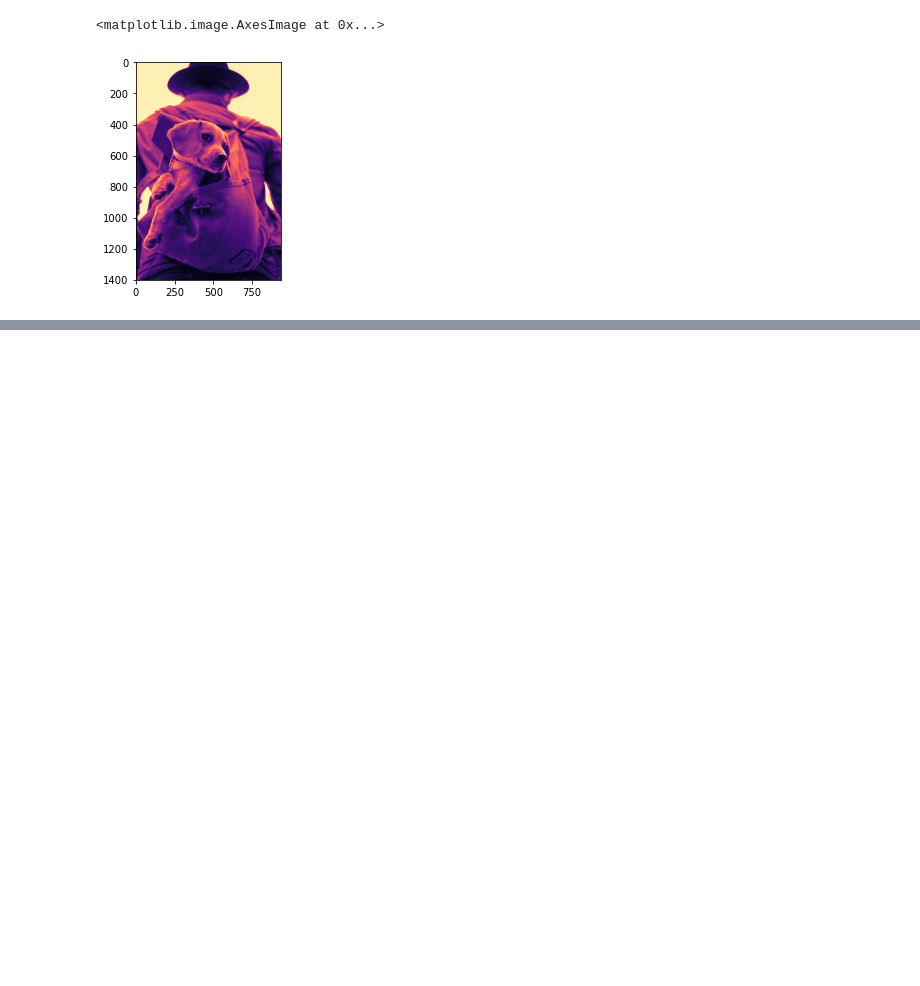
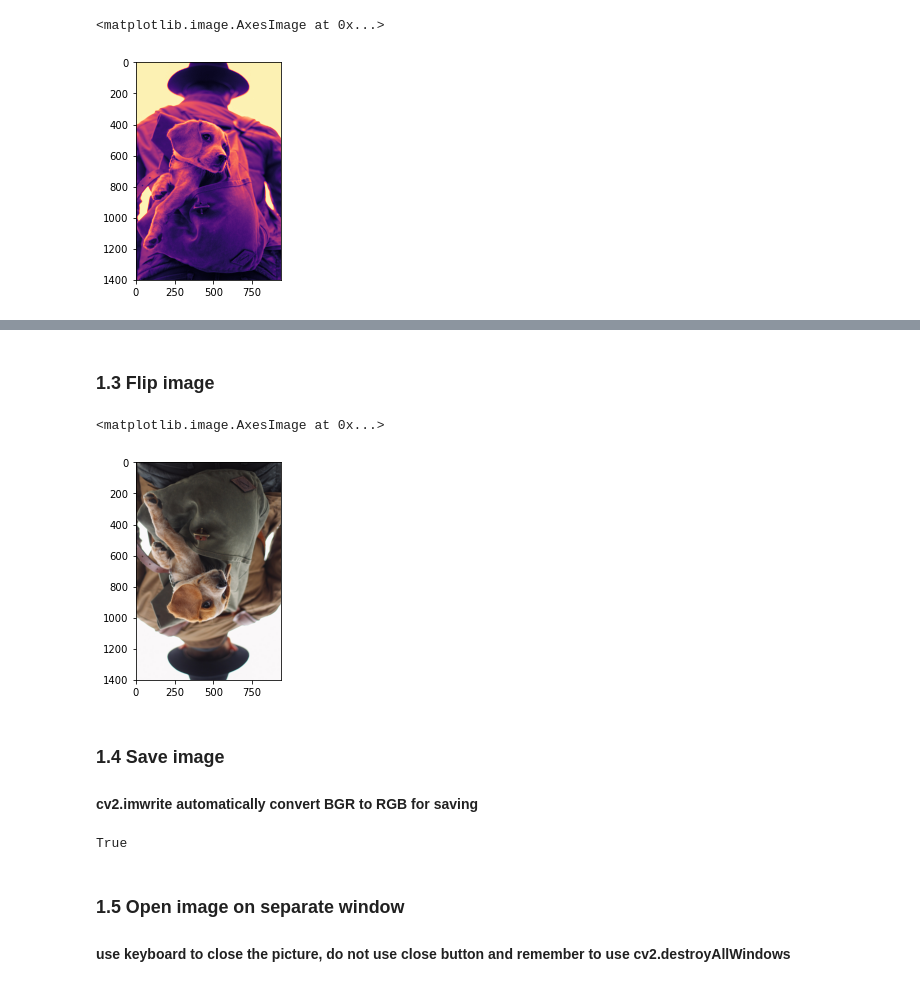
Before and after one commit to PatWolf2610/OpenCV-Learning, a Jupyter notebook: GuiFeature.ipynb, the cells around one changed output, grey strips where cells are left out. Drawn from its saved outputs; the diff is of its cells as text; code cells hidden in the pictures; blank space fills up the shorter version.

Commit message:
OpenCV second commit

```diff
--- a/GuiFeature.ipynb
+++ b/GuiFeature.ipynb
@@ -81,0 +92,24 @@ plt.imshow(img_gray,cmap='magma')
+# %% [markdown]
+### 1.3 Flip image
+# %%
+#flip img
+'''
+1  ->  Verical flip
+0  ->  Horizontal flip
+-1 ->  Veritical and horizontal flip
+'''
+new_img = cv2.flip(img_rgb,0)
+plt.imshow(new_img)
+# %% [output]
+<matplotlib.image.AxesImage at 0x...>
+[figure, added]
+# %% [markdown]
+### 1.4 Save image
+#### cv2.imwrite automatically convert BGR to RGB for saving
+# %%
+cv2.imwrite('hehe.jpg',img)
+# %% [output]
+True
+# %% [markdown]
+### 1.5 Open image on separate window
+#### use keyboard to close the picture, do not use close button and remember to use cv2.destroyAllWindows
```
Also changed, not shown: parts of 39 cells of this notebook.
